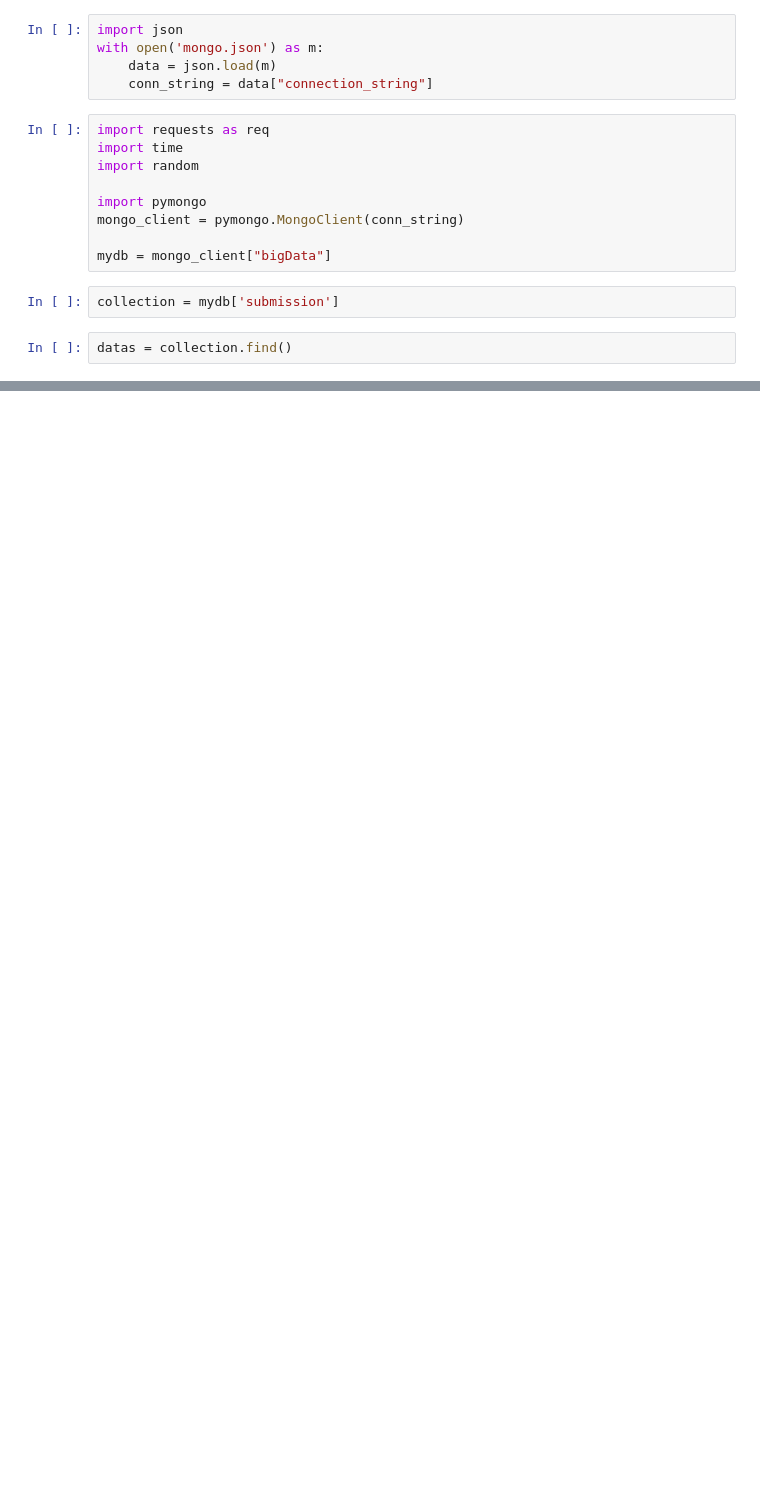
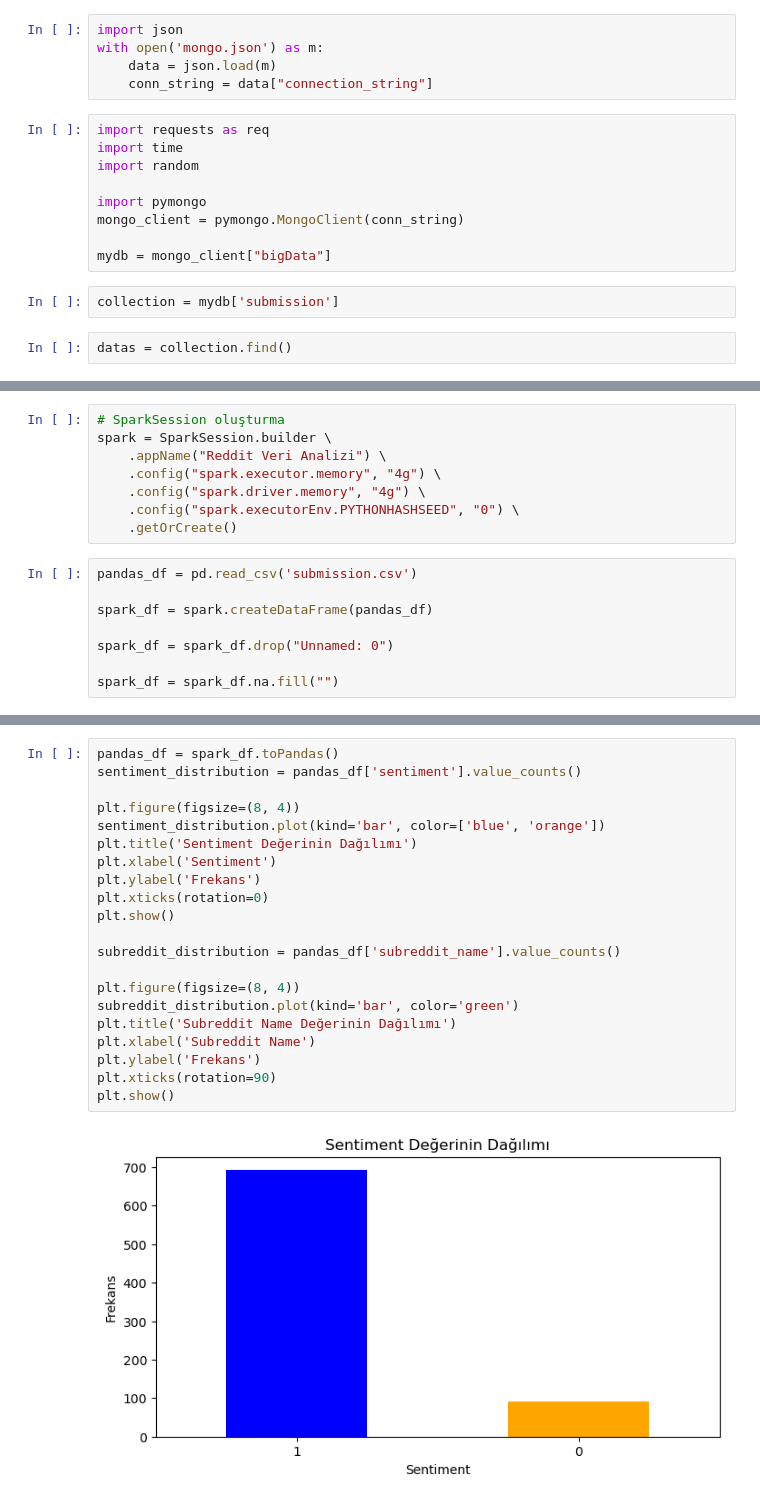
Before and after one commit to k-celal/reddit_big_data_analysis_project, a Jupyter notebook: src/reddit-project.ipynb, the cells around one changed output, grey strips where cells are left out. Cells and saved outputs as stored; diff of their text form; blank space fills up the shorter version.

```diff
--- a/src/reddit-project.ipynb
+++ b/src/reddit-project.ipynb
@@ -38,0 +65,16 @@ PySparkRuntimeError: [JAVA_GATEWAY_EXITED] Java gateway process exited before se
+# %%
+# SparkSession oluşturma
+spark = SparkSession.builder \
+    .appName("Reddit Veri Analizi") \
+    .config("spark.executor.memory", "4g") \
+    .config("spark.driver.memory", "4g") \
+    .config("spark.executorEnv.PYTHONHASHSEED", "0") \
+    .getOrCreate()
+# %%
+pandas_df = pd.read_csv('submission.csv')
+
+spark_df = spark.createDataFrame(pandas_df)
+
+spark_df = spark_df.drop("Unnamed: 0")
+
+spark_df = spark_df.na.fill("")
@@ -38,0 +101,23 @@ PySparkRuntimeError: [JAVA_GATEWAY_EXITED] Java gateway process exited before se
+# %%
+pandas_df = spark_df.toPandas()
+sentiment_distribution = pandas_df['sentiment'].value_counts()
+
+plt.figure(figsize=(8, 4))
+sentiment_distribution.plot(kind='bar', color=['blue', 'orange'])
+plt.title('Sentiment Değerinin Dağılımı')
+plt.xlabel('Sentiment')
+plt.ylabel('Frekans')
+plt.xticks(rotation=0)
+plt.show()
+
+subreddit_distribution = pandas_df['subreddit_name'].value_counts()
+
+plt.figure(figsize=(8, 4))
+subreddit_distribution.plot(kind='bar', color='green')
+plt.title('Subreddit Name Değerinin Dağılımı')
+plt.xlabel('Subreddit Name')
+plt.ylabel('Frekans')
+plt.xticks(rotation=90)
+plt.show()
+# %% [output]
+[figure, added]
```
Also changed, not shown: parts of 17 cells of this notebook, 4 other files.
